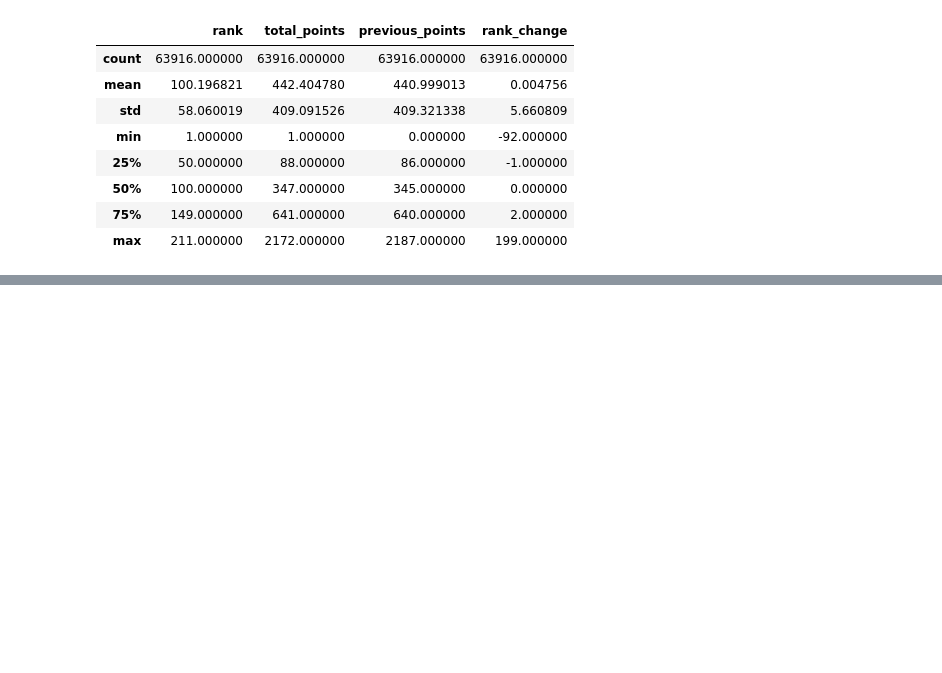
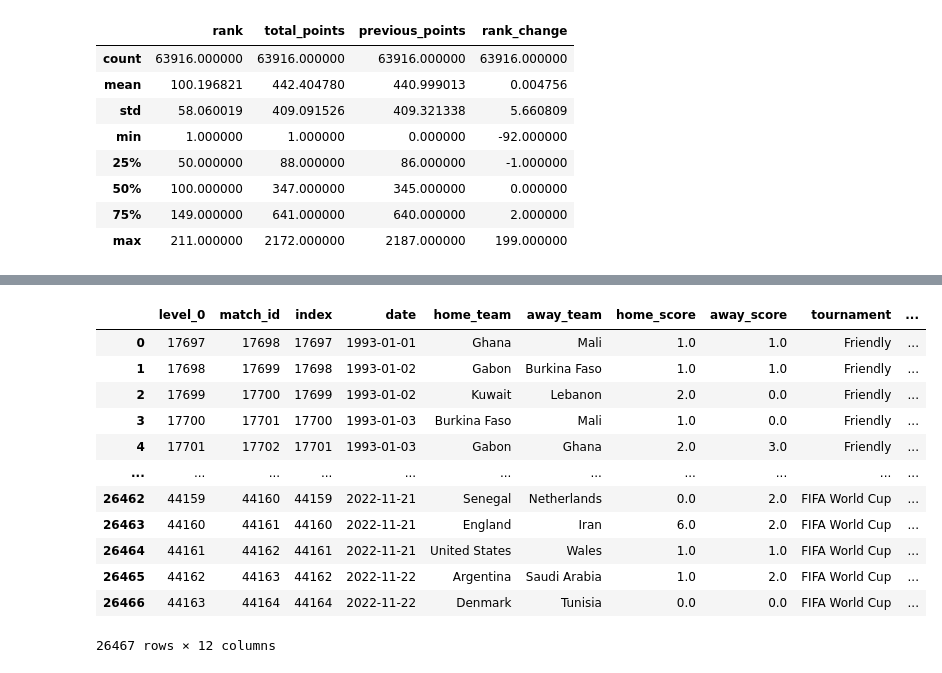
Before and after one commit to gabipana7/fifa-world-cup-2022, a Jupyter notebook: fifa-rankings-exploration.ipynb, the cells around one changed output, grey strips where cells are left out. Cells and saved outputs as stored; diff of their text form; code cells hidden in the pictures; blank space fills up the shorter version.

```diff
--- a/fifa-rankings-exploration.ipynb
+++ b/fifa-rankings-exploration.ipynb
@@ -127,0 +121,3 @@ Name: country_full, dtype: int64
+# %%
+rankings_cod= rankings_modif.loc[rankings_modif['country_abrv']=='COD']
+rankings_cod['country_full'].iloc[0]
@@ -127,0 +126,3 @@ Name: country_full, dtype: int64
+# %%
+rankings_modif['country_full'] = rankings_modif['country_full'].replace(rankings_zaire['country_full'].iloc[0], rankings_cod['country_full'].iloc[0])
+rankings_modif['country_abrv'] = rankings_modif['country_abrv'].replace(rankings_zaire['country_abrv'].iloc[0], rankings_cod['country_abrv'].iloc[0])
@@ -129,0 +181,18 @@ rankings_modif.to_csv('./data/fifa_rankings.csv', index=False)
+# %%
+matches_trimmed.drop(matches_trimmed[matches_trimmed['date'] <= rankings_modif['rank_date'].iloc[0]].index, inplace = True)
+
+matches_trimmed
+# %% [output]
+|  | level_0 | match_id | index | date | home_team | away_team | home_score | away_score | tournament | ... |
+| 0 | 17697 | 17698 | 17697 | 1993-01-01 | Ghana | Mali | 1.0 | 1.0 | Friendly | ... |
+| 1 | 17698 | 17699 | 17698 | 1993-01-02 | Gabon | Burkina Faso | 1.0 | 1.0 | Friendly | ... |
+| 2 | 17699 | 17700 | 17699 | 1993-01-02 | Kuwait | Lebanon | 2.0 | 0.0 | Friendly | ... |
+| 3 | 17700 | 17701 | 17700 | 1993-01-03 | Burkina Faso | Mali | 1.0 | 0.0 | Friendly | ... |
+| 4 | 17701 | 17702 | 17701 | 1993-01-03 | Gabon | Ghana | 2.0 | 3.0 | Friendly | ... |
+| ... | ... | ... | ... | ... | ... | ... | ... | ... | ... | ... |
+| 26462 | 44159 | 44160 | 44159 | 2022-11-21 | Senegal | Netherlands | 0.0 | 2.0 | FIFA World Cup | ... |
+| 26463 | 44160 | 44161 | 44160 | 2022-11-21 | England | Iran | 6.0 | 2.0 | FIFA World Cup | ... |
+| 26464 | 44161 | 44162 | 44161 | 2022-11-21 | United States | Wales | 1.0 | 1.0 | FIFA World Cup | ... |
+| 26465 | 44162 | 44163 | 44162 | 2022-11-22 | Argentina | Saudi Arabia | 1.0 | 2.0 | FIFA World Cup | ... |
+| 26466 | 44163 | 44164 | 44164 | 2022-11-22 | Denmark | Tunisia | 0.0 | 0.0 | FIFA World Cup | ... |
+26467 rows × 12 columns
```
Also changed, not shown: parts of 42 cells of this notebook, 7 other files.
